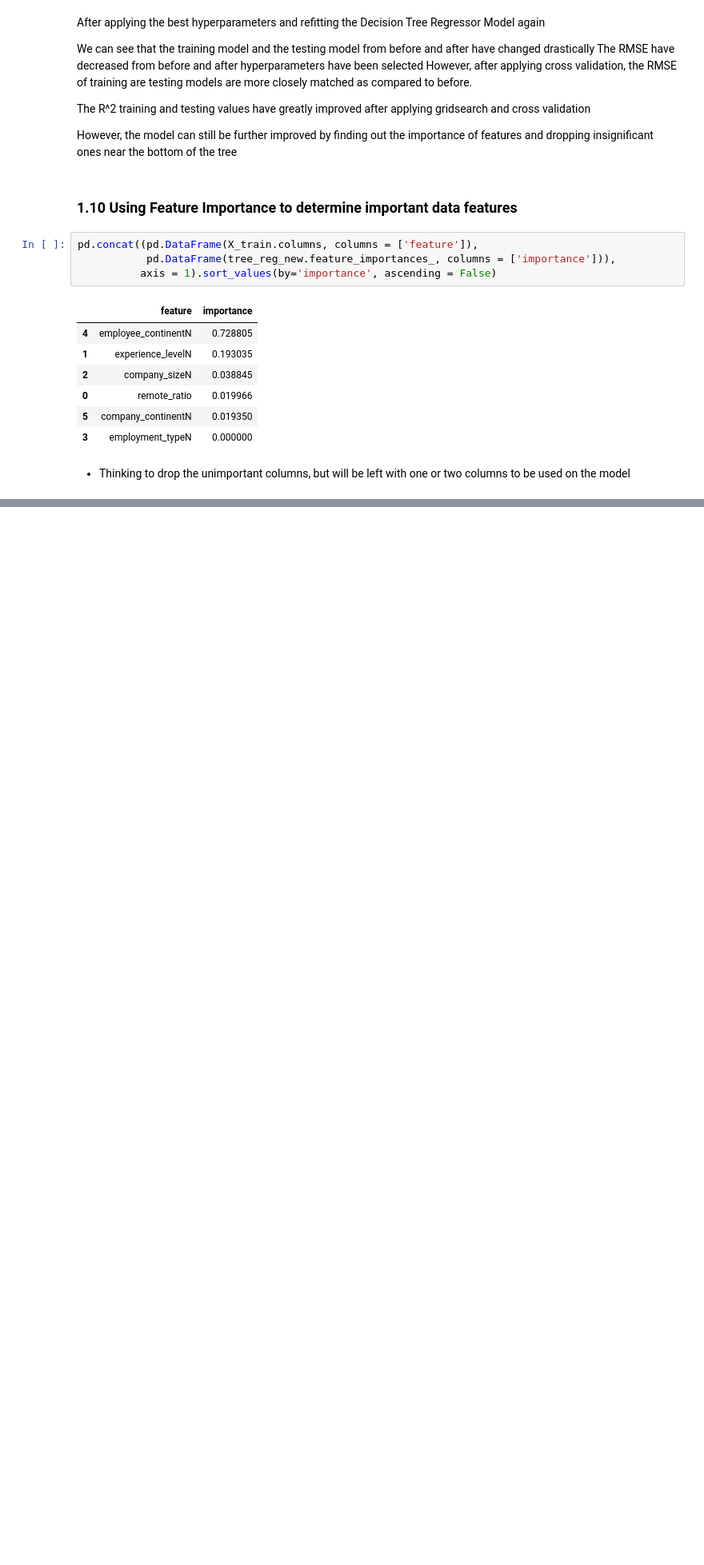
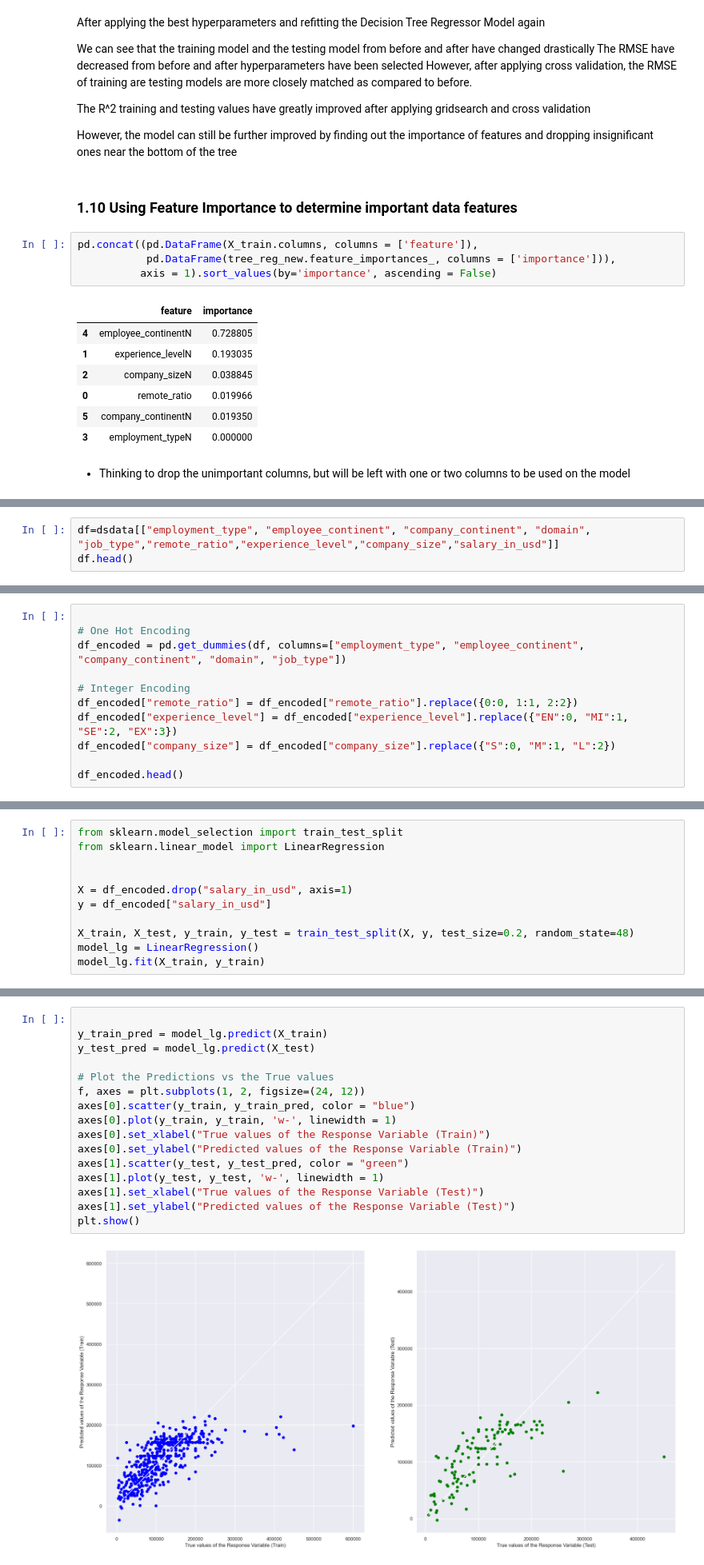
Before and after one commit to legitaxes/sc1015-mini_assignment, a Jupyter notebook: Prediction Models.ipynb, the cells around one changed output, grey strips where cells are left out. Shown: that part at 80% size. Drawn from its saved outputs; the diff is of its cells as text; blank space fills up the shorter version.

Commit message:
linear regression model

```diff
--- a/Prediction Models.ipynb
+++ b/Prediction Models.ipynb
@@ -235,0 +238,3 @@ pd.concat((pd.DataFrame(X_train.columns, columns = ['feature']),
+# %%
+df=dsdata[["employment_type", "employee_continent", "company_continent", "domain", "job_type","remote_ratio","experience_level","company_size","salary_in_usd"]]
+df.head()
@@ -235,0 +248,11 @@ pd.concat((pd.DataFrame(X_train.columns, columns = ['feature']),
+# %%
+
+# One Hot Encoding
+df_encoded = pd.get_dummies(df, columns=["employment_type", "employee_continent", "company_continent", "domain", "job_type"])
+
+# Integer Encoding
+df_encoded["remote_ratio"] = df_encoded["remote_ratio"].replace({0:0, 1:1, 2:2})
+df_encoded["experience_level"] = df_encoded["experience_level"].replace({"EN":0, "MI":1, "SE":2, "EX":3})
+df_encoded["company_size"] = df_encoded["company_size"].replace({"S":0, "M":1, "L":2})
+
+df_encoded.head()
@@ -235,0 +267,11 @@ pd.concat((pd.DataFrame(X_train.columns, columns = ['feature']),
+# %%
+from sklearn.model_selection import train_test_split
+from sklearn.linear_model import LinearRegression
+
+
+X = df_encoded.drop("salary_in_usd", axis=1)
+y = df_encoded["salary_in_usd"]
+
+X_train, X_test, y_train, y_test = train_test_split(X, y, test_size=0.2, random_state=48)
+model_lg = LinearRegression()
+model_lg.fit(X_train, y_train)
@@ -235,0 +280,18 @@ pd.concat((pd.DataFrame(X_train.columns, columns = ['feature']),
+# %%
+
+y_train_pred = model_lg.predict(X_train)
+y_test_pred = model_lg.predict(X_test)
+
+# Plot the Predictions vs the True values
+f, axes = plt.subplots(1, 2, figsize=(24, 12))
+axes[0].scatter(y_train, y_train_pred, color = "blue")
+axes[0].plot(y_train, y_train, 'w-', linewidth = 1)
+axes[0].set_xlabel("True values of the Response Variable (Train)")
+axes[0].set_ylabel("Predicted values of the Response Variable (Train)")
+axes[1].scatter(y_test, y_test_pred, color = "green")
+axes[1].plot(y_test, y_test, 'w-', linewidth = 1)
+axes[1].set_xlabel("True values of the Response Variable (Test)")
+axes[1].set_ylabel("Predicted values of the Response Variable (Test)")
+plt.show()
+# %% [output]
+[figure, added]
```
Also changed, not shown: parts of 5 cells of this notebook.
